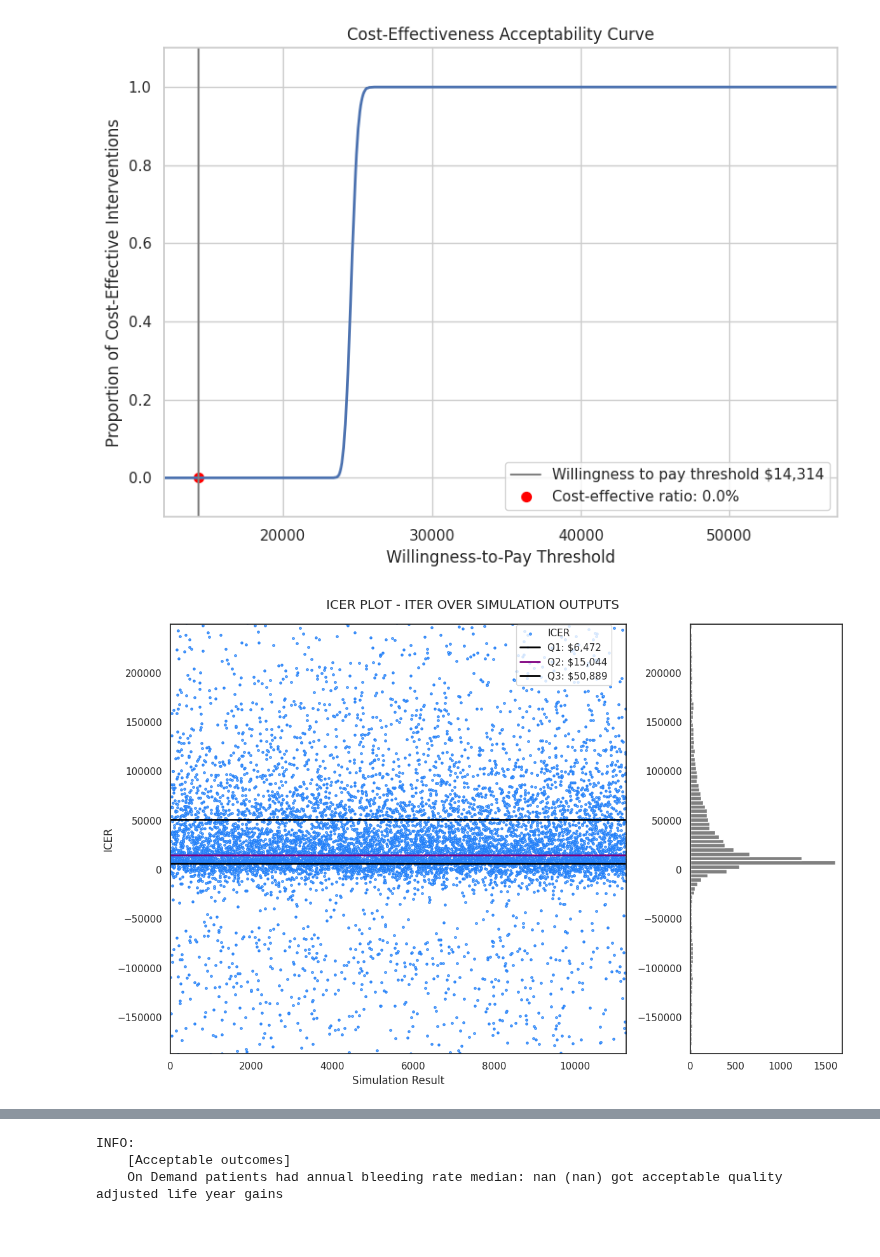
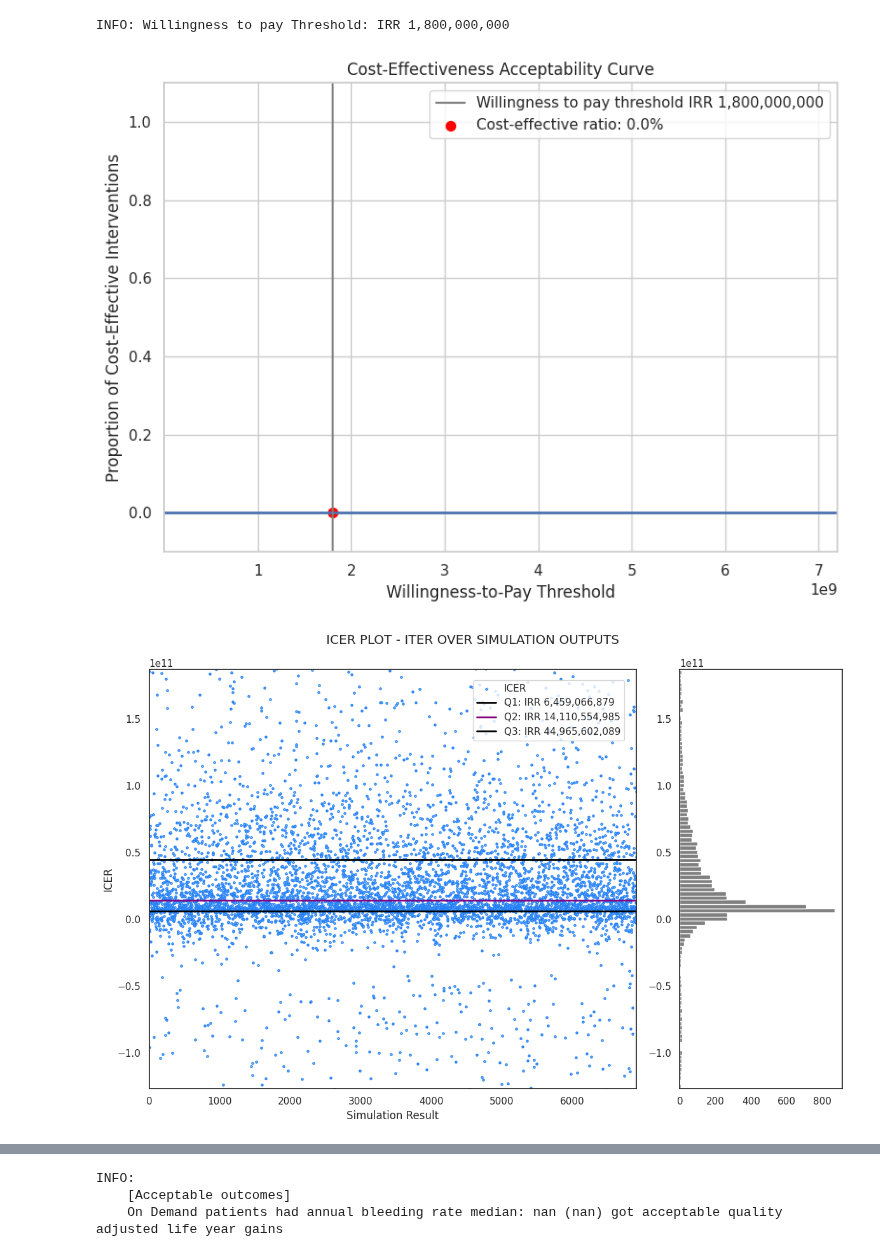
Before and after one commit to MohammadHashemian/SimpleMarkovChain, a Jupyter notebook: notebooks/03_hemophilia_cua_child.ipynb, the cells around one changed output, grey strips where cells are left out. Cells and saved outputs as stored; diff of their text form; code cells hidden in the pictures.

Commit message:
Scenario analysis for childhood and lifetime

```diff
--- a/notebooks/03_hemophilia_cua_child.ipynb
+++ b/notebooks/03_hemophilia_cua_child.ipynb
@@ -106,26 +122,33 @@ INFO:
     - Simulation starting point: 104 (2.0 YO)
 # %%
 # Short term simulation
+from model import defined_types
 from time import time
 import matplotlib.pyplot as plt
 import seaborn as sns
-import model.dtypes as dtypes  # defined types
+
 
 start = time()
 # Note: For the sake of statistical comparison n_samples should be in same size over different population in each treatment arms
 on_demand_sampled_abr = psa.sample_population_abrs(
-    treatment=dtypes.Treatment.ON_DEMAND,
+    treatment=defined_types.Treatment.ON_DEMAND,
     n_samples=sobol_sample_size,
     visualize=False,
 )
 prophylaxis_sampled_abr = psa.sample_population_abrs(
-    treatment=dtypes.Treatment.PROPHYLAXIS,
+    treatment=defined_types.Treatment.PROPHYLAXIS,
     n_samples=sobol_sample_size,
     visualize=False,
 )
 exc_time = round((time() - start), 2)
 logger.info(f"Sampling ABR values took {exc_time} seconds")
-logger.info(f"Generated data length: {len(on_demand_sampled_abr)}")
+logger.info(
+    f"Generated data length: On-demand -> {len(on_demand_sampled_abr)}, Prophylaxis -> {len(prophylaxis_sampled_abr)}"
+)
+if len(on_demand_sampled_abr) != len(prophylaxis_sampled_abr):
+    logger.warning(
+        "Sample size for treatment arms aren't same, probably caused by different inputs for sobol sampler method."
+    )
 
 # Drawing population ABR distribution
 plt.figure(figsize=(6, 4))
@@ -151,5 +174,8 @@ prophylaxis_hist = plt.hist(
 plt.legend()
 plt.tight_layout()
 
-logger.warning("Dataset for sampling ABR values got update, model constants and sampling not yet updated with new values.")
+# TODO:
+logger.warning(
+    "Dataset for sampling ABR values got update, make sure other model constants have been updated as well."
+)
 # %% [output]
@@ -190,8 +220,8 @@ markov = mc.MarkovChains(
 logger.info(f"Starting simulations for {n_cycles} steps (weeks)")
 # Defining markov models single simulation arguments array
 on_demand_hemophilia_inputs = [
-    dtypes.HemophiliaInput(
-        treatment=dtypes.Treatment.ON_DEMAND,
+    defined_types.HemophiliaInput(
+        treatment=defined_types.Treatment.ON_DEMAND,
         abr=abr,
         ajbr=None,
         wbr=None,
@@ -201,8 +231,8 @@ on_demand_hemophilia_inputs = [
     for abr in on_demand_sampled_abr
 ]
 prophylaxis_hemophilia_inputs = [
-    dtypes.HemophiliaInput(
-        treatment=dtypes.Treatment.PROPHYLAXIS,
+    defined_types.HemophiliaInput(
+        treatment=defined_types.Treatment.PROPHYLAXIS,
         abr=abr,
         ajbr=None,
         wbr=None,
@@ -341,6 +402,7 @@ person_year = lambda x: round(len(x) / constants.WOY, 2)  # noqa: E731
 
 on_demand_df["mean_weight"] = on_demand_df["weights"].apply(mean_weight)
 on_demand_df["person_year"] = on_demand_df["weights"].apply(person_year)
+on_demand_df["lifetime_bleeds"] = on_demand_df["abr"] * on_demand_df["person_year"]
 exc_time = round((time() - start), 2)
 logger.info(f"Loading on_demand data with pandas took {exc_time} seconds")
 
@@ -373,6 +435,9 @@ prophylaxis_df = pd.DataFrame(
 )
 prophylaxis_df["mean_weight"] = prophylaxis_df["weights"].apply(mean_weight)
 prophylaxis_df["person_year"] = prophylaxis_df["weights"].apply(person_year)
+prophylaxis_df["lifetime_bleeds"] = (
+    prophylaxis_df["abr"] * prophylaxis_df["person_year"]
+)
 exc_time = round((time() - start), 2)
 logger.info(f"loading prophylaxis data with pandas took {exc_time} seconds")
 
@@ -589,6 +661,9 @@ INFO: Median (IQR): $24,589 (496)
 # %%
 # Create WTP thresholds - consider making the upper bound more flexible
 max_threshold = constants.WTP_THRESHOLD * 4
+logger.info(
+    f"Willingness to pay Threshold: {constants.MODEL_CURRENCY.upper()} {constants.WTP_THRESHOLD:,}"
+)
 X = np.linspace(start=0, stop=max_threshold, num=1000)
 Y = []
 
@@ -608,7 +683,7 @@ ax.plot(X, Y, linewidth=2)
 ax.axvline(
     x=constants.WTP_THRESHOLD,
     color="gray",
-    label=f"Willingness to pay threshold ${round(constants.WTP_THRESHOLD):,}",
+    label=f"Willingness to pay threshold {constants.MODEL_CURRENCY.upper()} {round(constants.WTP_THRESHOLD):,}",
 )
 ax.scatter(
     x=constants.WTP_THRESHOLD,
@@ -625,7 +700,8 @@ ax.set_ylim(-0.1, 1.1)
 ax.legend()
 fig.tight_layout()
 # %% [output]
+INFO: Willingness to pay Threshold: IRR 1,800,000,000
-[figure, old version]
+[figure, new version]
 # %%
 # sns.set_theme(style="darkgrid", rc={"axes.spines.right": False, "axes.spines.top": False})
 sns.set_theme(style="white")
@@ -650,38 +726,38 @@ scatter.scatter(
 )
 scatter.set_ylabel("ICER")
 scatter.set_xlabel("Simulation Result")
 
 BQ1 = np.percentile(ICERS_PER_SIMULATION, 25).astype(float)
 BQ2 = np.percentile(ICERS_PER_SIMULATION, 50).astype(float)
 BQ3 = np.percentile(ICERS_PER_SIMULATION, 75).astype(float)
 
 P5 = np.percentile(ICERS_PER_SIMULATION, 5).astype(float)
 P95 = np.percentile(ICERS_PER_SIMULATION, 95).astype(float)
 TRUNC_ICERS = ICERS_PER_SIMULATION[
     (ICERS_PER_SIMULATION >= P5) & (ICERS_PER_SIMULATION <= P95)
 ]
 hist.hist(TRUNC_ICERS, bins=100, color="gray", orientation="horizontal")
 hist.set_ylim(bottom=P5, top=P95)
 
 scatter.axhline(BQ1, color="black", linewidth=2)
 scatter.axhline(BQ2, color="purple", linewidth=2)
 scatter.axhline(BQ3, color="black", linewidth=2)
 scatter.set_xlim(left=0, right=ICERS_PER_SIMULATION.shape[0])
 scatter.set_ylim(bottom=P5, top=P95)
 fig.suptitle("ICER plot - iter over simulation outputs".upper())
 fig.legend(
     [
         "ICER",
-        f"Q1: ${int(BQ1):,}",
-        f"Q2: ${int(BQ2):,}",
-        f"Q3: ${int(BQ3):,}",
+        f"Q1: {constants.MODEL_CURRENCY.upper()} {int(BQ1):,}",
+        f"Q2: {constants.MODEL_CURRENCY.upper()} {int(BQ2):,}",
+        f"Q3: {constants.MODEL_CURRENCY.upper()} {int(BQ3):,}",
     ],
     loc="upper center",
-    bbox_to_anchor=(0.62, 0.94),
+    bbox_to_anchor=(0.60, 0.90),
 )
 fig.tight_layout()
 # %% [output]
-[figure, old version]
+[figure, new version]
 # %%
 sns.set_theme(style="darkgrid")
 fig, ax = plt.subplots(1, 1, figsize=(12, 8))
```
Also changed, not shown: parts of 18 cells of this notebook, 6 other files.
